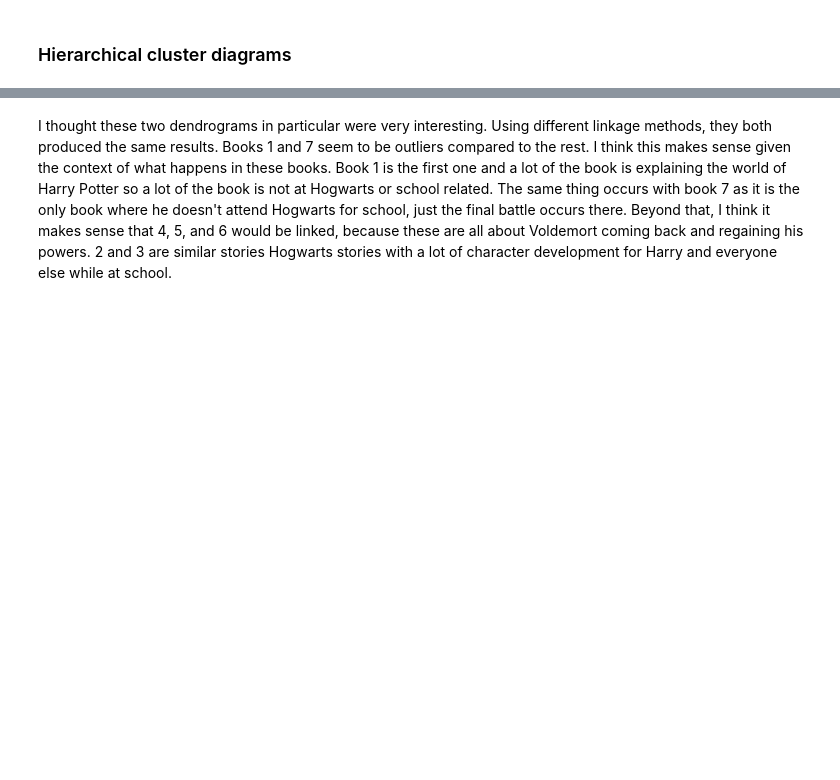
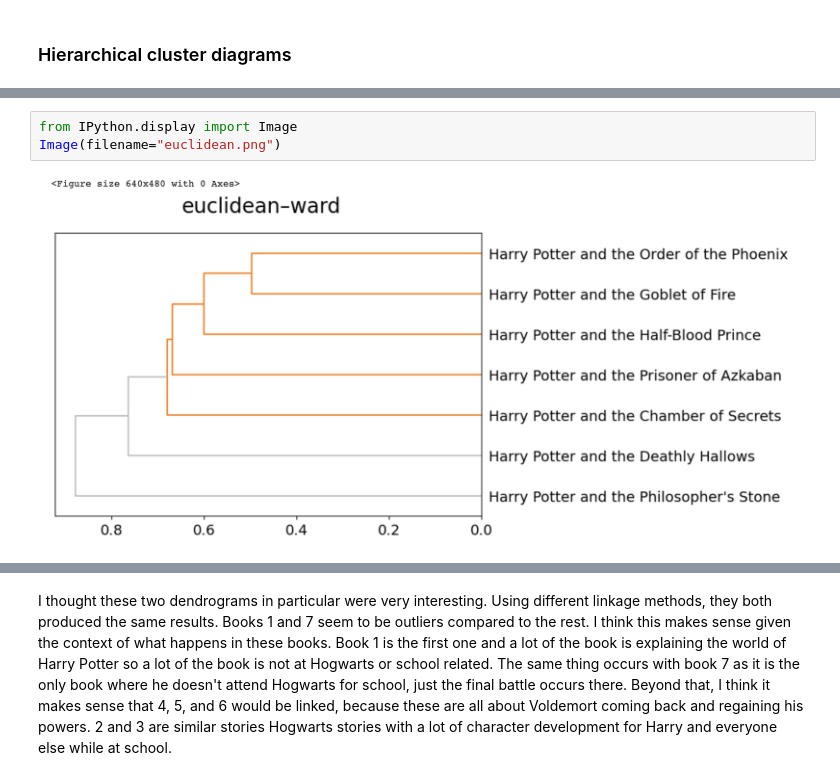
Before and after one commit to cnickol26/HarryPotterDS5001FinalProject, a Jupyter notebook: FINAL_REPORT.ipynb, the cells around one changed output, grey strips where cells are left out. Saved outputs shown, nothing was run; the diff lists cells and outputs as text; blank space fills up the shorter version.

```diff
--- a/FINAL_REPORT.ipynb
+++ b/FINAL_REPORT.ipynb
@@ -52,0 +54,5 @@ I had a lot of fun with this part of the project. I got to do cool things that I
+# %%
+from IPython.display import Image
+Image(filename="euclidean.png")
+# %% [output]
+[figure, added]
```
Also changed, not shown: parts of 12 cells of this notebook.
